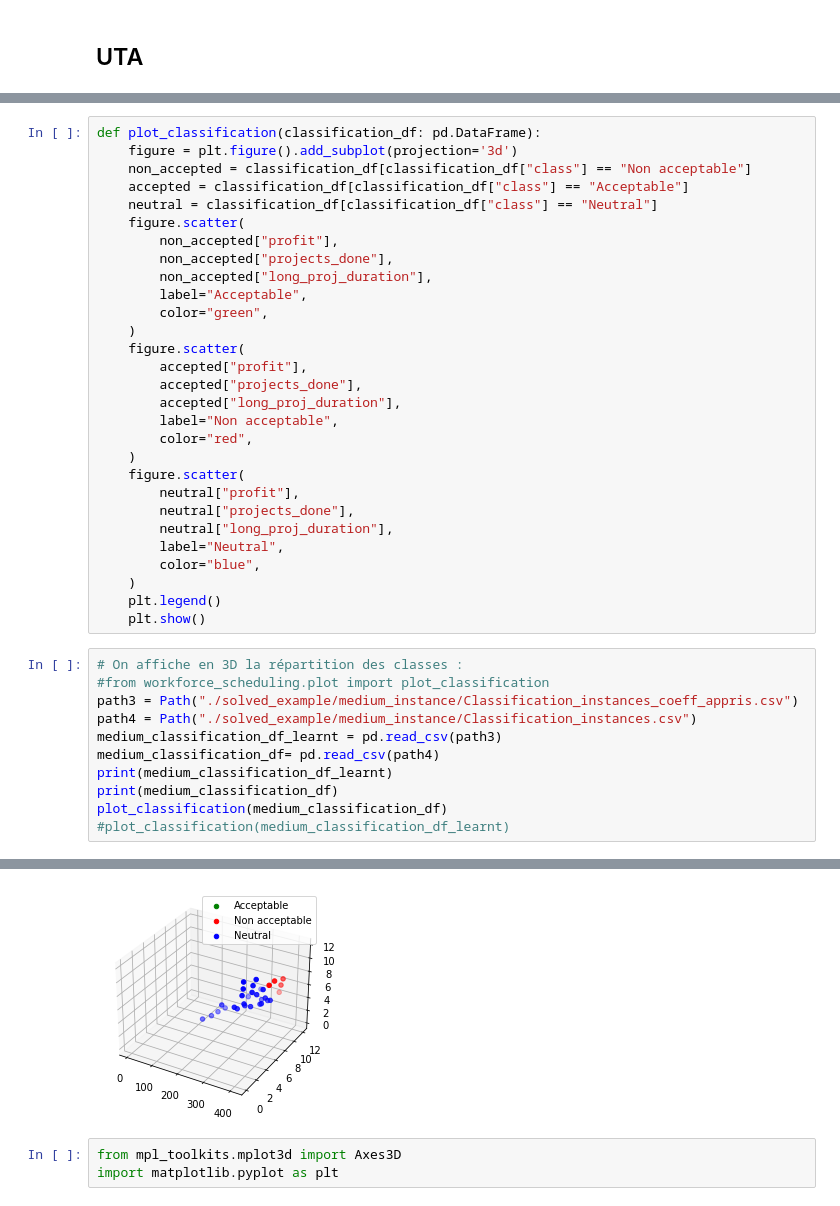
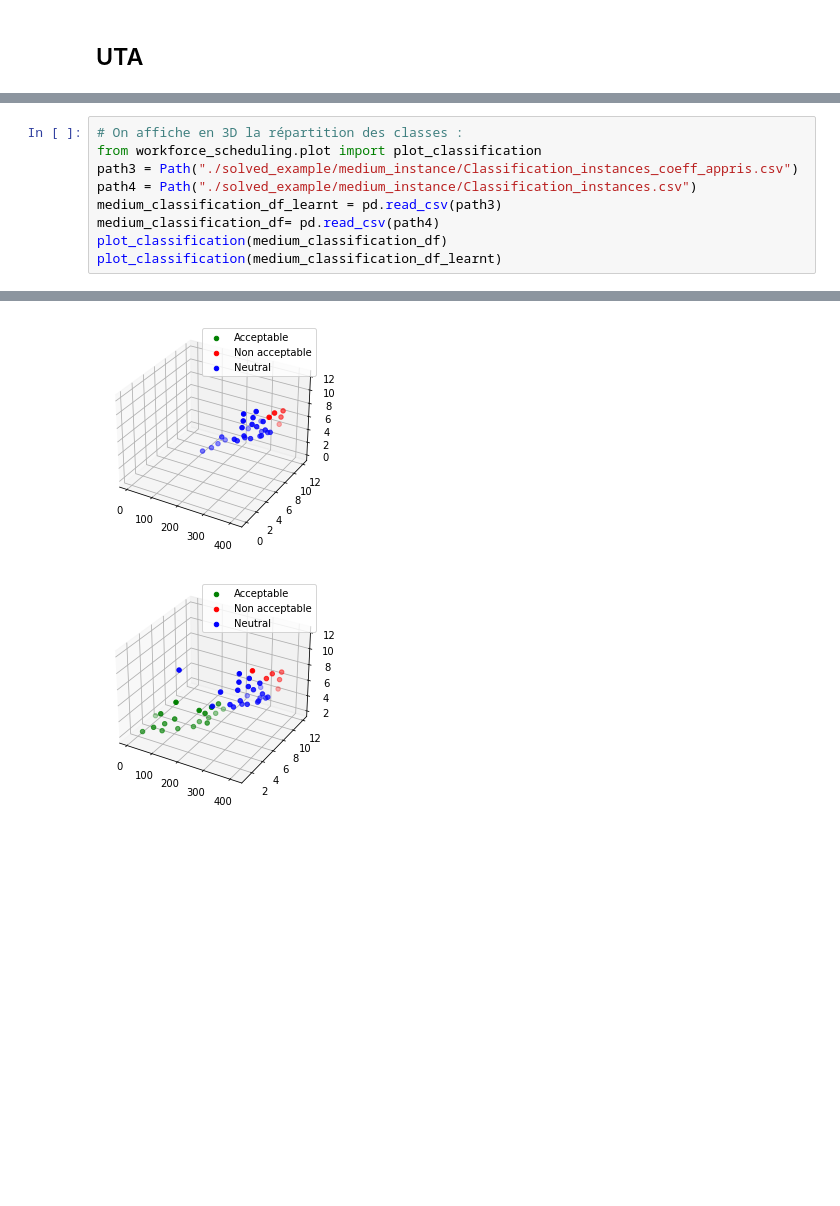
Before and after one commit to noblotni/workforce_scheduling, a Jupyter notebook: example/demo._workforce_scheduling.ipynb, the cells around one changed output, grey strips where cells are left out. Drawn from its saved outputs; the diff is of its cells as text; blank space fills up the shorter version.

```diff
--- a/example/demo._workforce_scheduling.ipynb
+++ b/example/demo._workforce_scheduling.ipynb
@@ -107,42 +102,11 @@ Solved in 5 iterations and 0.07 seconds (0.00 work units)
 Optimal objective  0.000000000e+00
-# %%
-def plot_classification(classification_df: pd.DataFrame):
-    figure = plt.figure().add_subplot(projection='3d')
-    non_accepted = classification_df[classification_df["class"] == "Non acceptable"]
-    accepted = classification_df[classification_df["class"] == "Acceptable"]
-    neutral = classification_df[classification_df["class"] == "Neutral"]
-    figure.scatter(
-        non_accepted["profit"],
-        non_accepted["projects_done"],
-        non_accepted["long_proj_duration"],
-        label="Acceptable",
-        color="green",
-    )
-    figure.scatter(
-        accepted["profit"],
-        accepted["projects_done"],
-        accepted["long_proj_duration"],
-        label="Non acceptable",
-        color="red",
-    )
-    figure.scatter(
-        neutral["profit"],
-        neutral["projects_done"],
-        neutral["long_proj_duration"],
-        label="Neutral",
-        color="blue",
-    )
-    plt.legend()
-    plt.show()
 # %%
 # On affiche en 3D la répartition des classes :
-#from workforce_scheduling.plot import plot_classification
+from workforce_scheduling.plot import plot_classification
 path3 = Path("./solved_example/medium_instance/Classification_instances_coeff_appris.csv")
 path4 = Path("./solved_example/medium_instance/Classification_instances.csv")
 medium_classification_df_learnt = pd.read_csv(path3)
 medium_classification_df= pd.read_csv(path4)
-print(medium_classification_df_learnt)
-print(medium_classification_df)
 plot_classification(medium_classification_df)
-#plot_classification(medium_classification_df_learnt)
+plot_classification(medium_classification_df_learnt)
 # %% [output]
@@ -166,4 +113,2 @@ profit  projects_done  long_proj_duration           class
 [figure]
+[figure, added]
-# %%
-from mpl_toolkits.mplot3d import Axes3D
-import matplotlib.pyplot as plt
```
Also changed, not shown: parts of 5 cells of this notebook, 3 other files.
